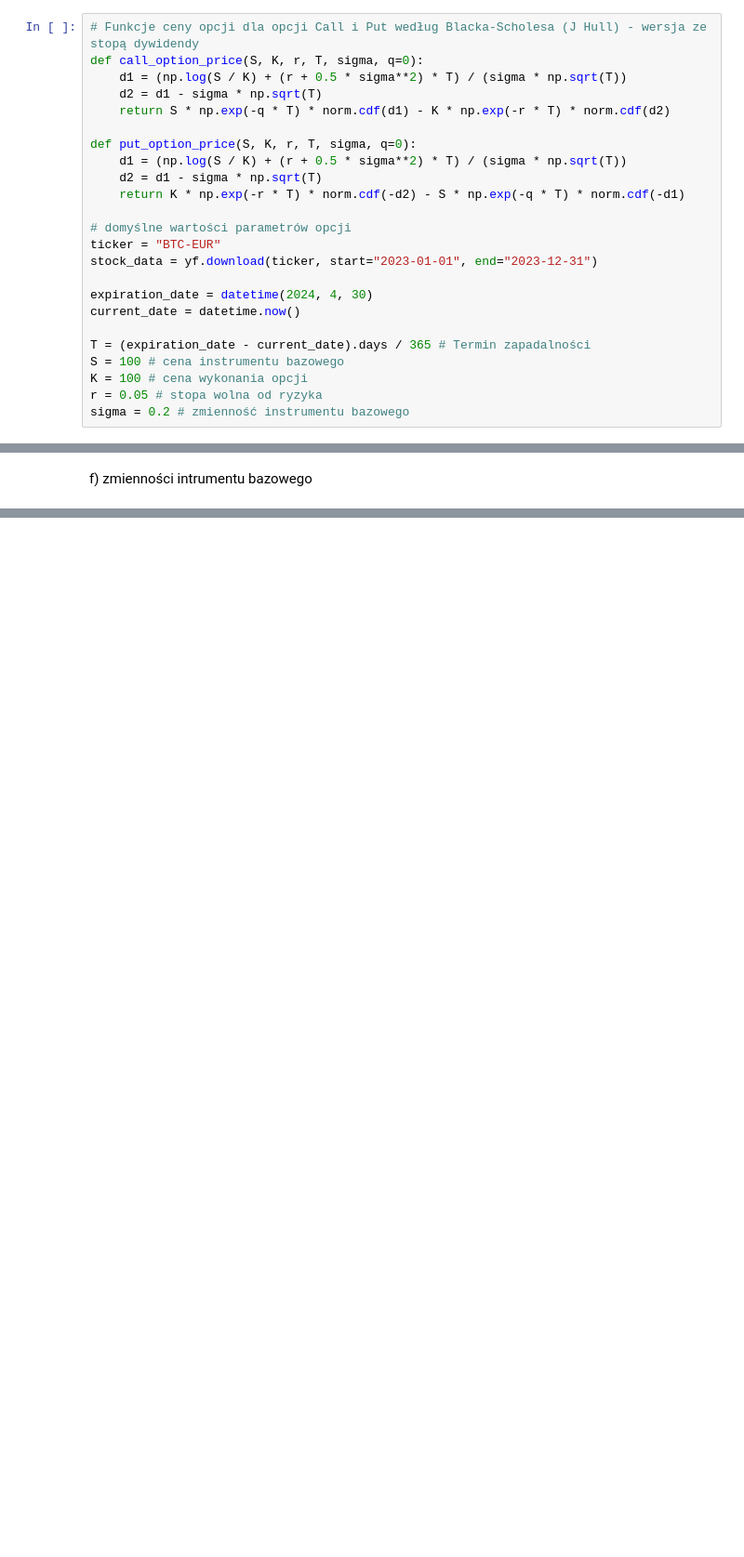
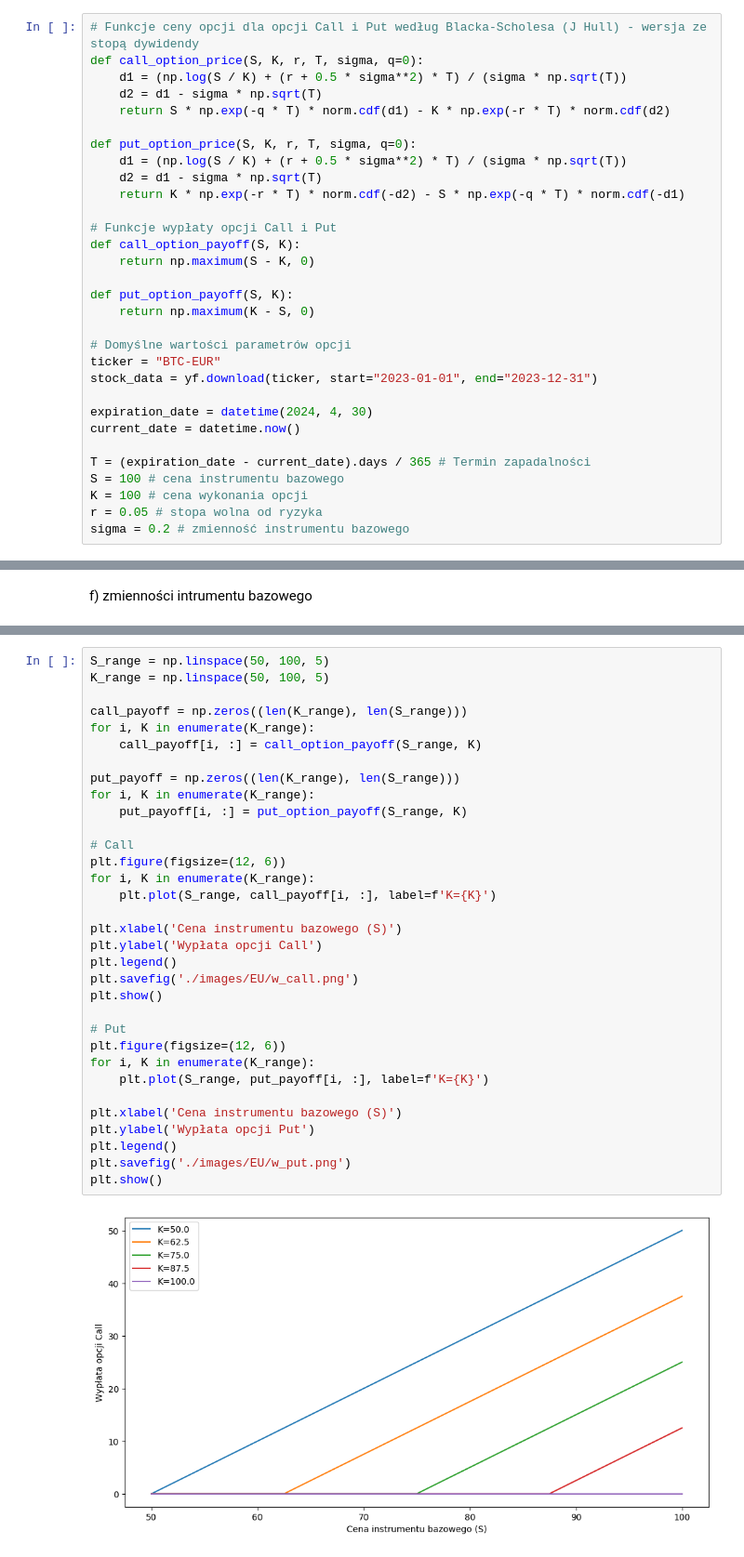
Before and after one commit to jakubzie/MarketRiskMeasures, a Jupyter notebook: 2-EU.ipynb, the cells around one changed output, grey strips where cells are left out. Shown at 93% size. Cells and saved outputs as stored; diff of their text form; blank space fills up the shorter version.

```diff
--- a/2-EU.ipynb
+++ b/2-EU.ipynb
@@ -20,7 +20,14 @@ def put_option_price(S, K, r, T, sigma, q=0):
     d2 = d1 - sigma * np.sqrt(T)
     return K * np.exp(-r * T) * norm.cdf(-d2) - S * np.exp(-q * T) * norm.cdf(-d1)
 
-# domyślne wartości parametrów opcji
+# Funkcje wypłaty opcji Call i Put
+def call_option_payoff(S, K):
+    return np.maximum(S - K, 0)
+
+def put_option_payoff(S, K):
+    return np.maximum(K - S, 0)
+
+# Domyślne wartości parametrów opcji
 ticker = "BTC-EUR"
 stock_data = yf.download(ticker, start="2023-01-01", end="2023-12-31")
 
@@ -162,0 +172,35 @@ plt.show()
+# %%
+S_range = np.linspace(50, 100, 5)
+K_range = np.linspace(50, 100, 5)
+
+call_payoff = np.zeros((len(K_range), len(S_range)))
+for i, K in enumerate(K_range):
+    call_payoff[i, :] = call_option_payoff(S_range, K)
+
+put_payoff = np.zeros((len(K_range), len(S_range)))
+for i, K in enumerate(K_range):
+    put_payoff[i, :] = put_option_payoff(S_range, K)
+
+# Call
+plt.figure(figsize=(12, 6))
+for i, K in enumerate(K_range):
+    plt.plot(S_range, call_payoff[i, :], label=f'K={K}')
+
+plt.xlabel('Cena instrumentu bazowego (S)')
+plt.ylabel('Wypłata opcji Call')
+plt.legend()
+plt.savefig('./images/EU/w_call.png')
+plt.show()
+
+# Put
+plt.figure(figsize=(12, 6))
+for i, K in enumerate(K_range):
+    plt.plot(S_range, put_payoff[i, :], label=f'K={K}')
+
+plt.xlabel('Cena instrumentu bazowego (S)')
+plt.ylabel('Wypłata opcji Put')
+plt.legend()
+plt.savefig('./images/EU/w_put.png')
+plt.show()
+# %% [output]
+[figure, added]
```
Also changed, not shown: parts of 7 cells of this notebook, 16 other files.
